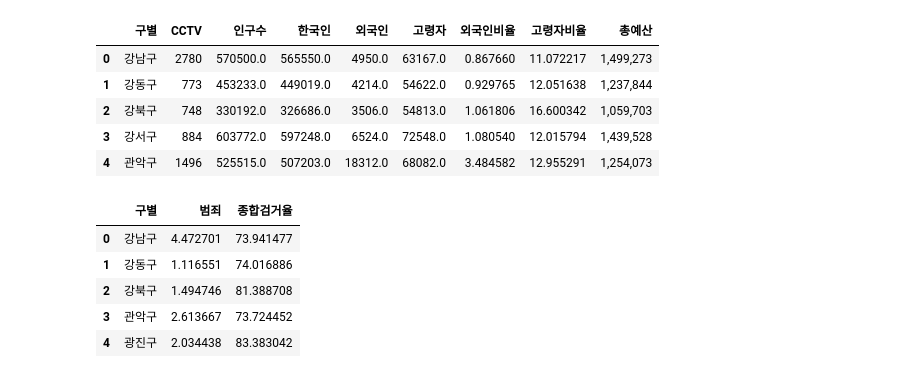
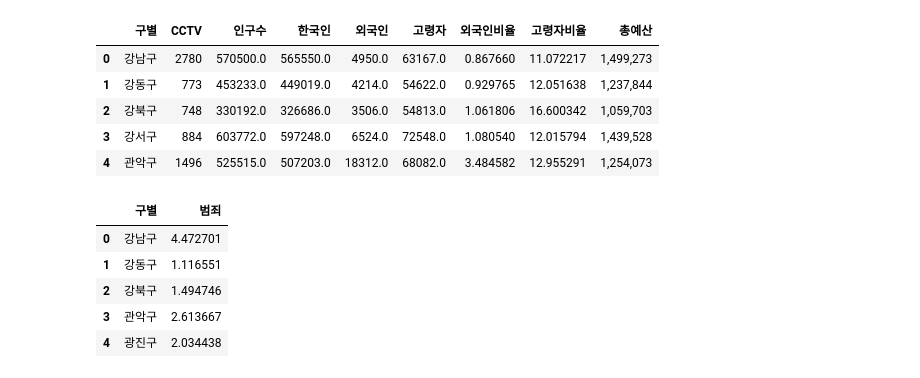
Before and after one commit to 5peaker/engineering-pancake, a Jupyter notebook: SeoulData.ipynb, the cells around one changed output. Drawn from its saved outputs; the diff is of its cells as text; code cells hidden in the pictures.

Commit message:
modify SeoulData with Visualiazation

```diff
--- a/SeoulData.ipynb
+++ b/SeoulData.ipynb
@@ -117,16 +117,18 @@ SeoulData.head()
 | 4 | 관악구 | 1496 | 525515.0 | 507203.0 | 18312.0 | 68082.0 | 3.484582 | 12.955291 | 1,254,073 |
 # %%
 # read csv file '02. crime_norm_shorter.csv' and name it SeoulCrime
+SeoulCrime = pd.read_csv('../data/02. crime_norm_shorter.csv', encoding='utf-8')
 
-SeoulCrime = pd.read_csv('../data/02. crime_norm_shorter.csv', encoding='utf-8')
+# delete every coluns except '구별' and '범죄'
+SeoulCrime = SeoulCrime[['구별', '범죄']]
 SeoulCrime.head()
 # %% [output]
-|  | 구별 | 범죄 | 종합검거율 |
-| 0 | 강남구 | 4.472701 | 73.941477 |
-| 1 | 강동구 | 1.116551 | 74.016886 |
-| 2 | 강북구 | 1.494746 | 81.388708 |
-| 3 | 관악구 | 2.613667 | 73.724452 |
-| 4 | 광진구 | 2.034438 | 83.383042 |
+|  | 구별 | 범죄 |
+| 0 | 강남구 | 4.472701 |
+| 1 | 강동구 | 1.116551 |
+| 2 | 강북구 | 1.494746 |
+| 3 | 관악구 | 2.613667 |
+| 4 | 광진구 | 2.034438 |
 # %%
 # rename row '총예산' to '예산(만원)'
 SeoulData.rename(columns={SeoulData.columns[8] : '예산(만원)'}, inplace=True)
```
Also changed, not shown: parts of 13 cells of this notebook, 1 other file.
